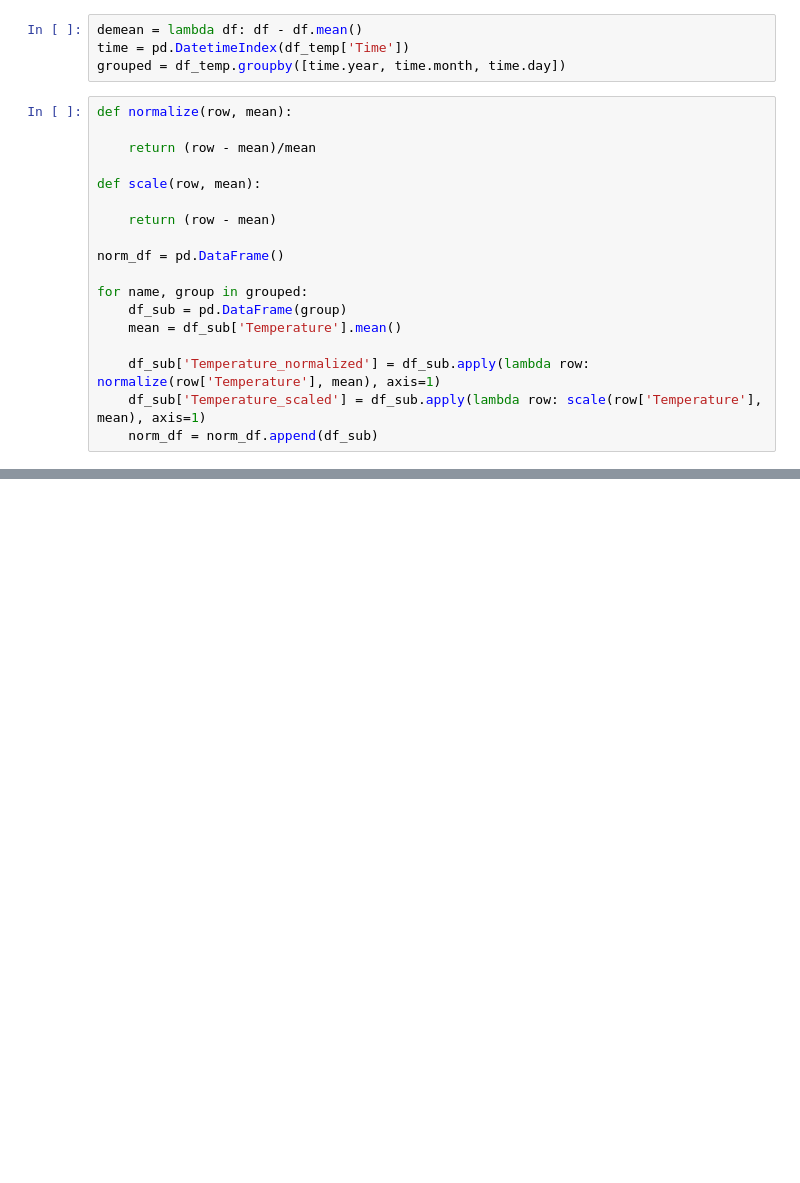
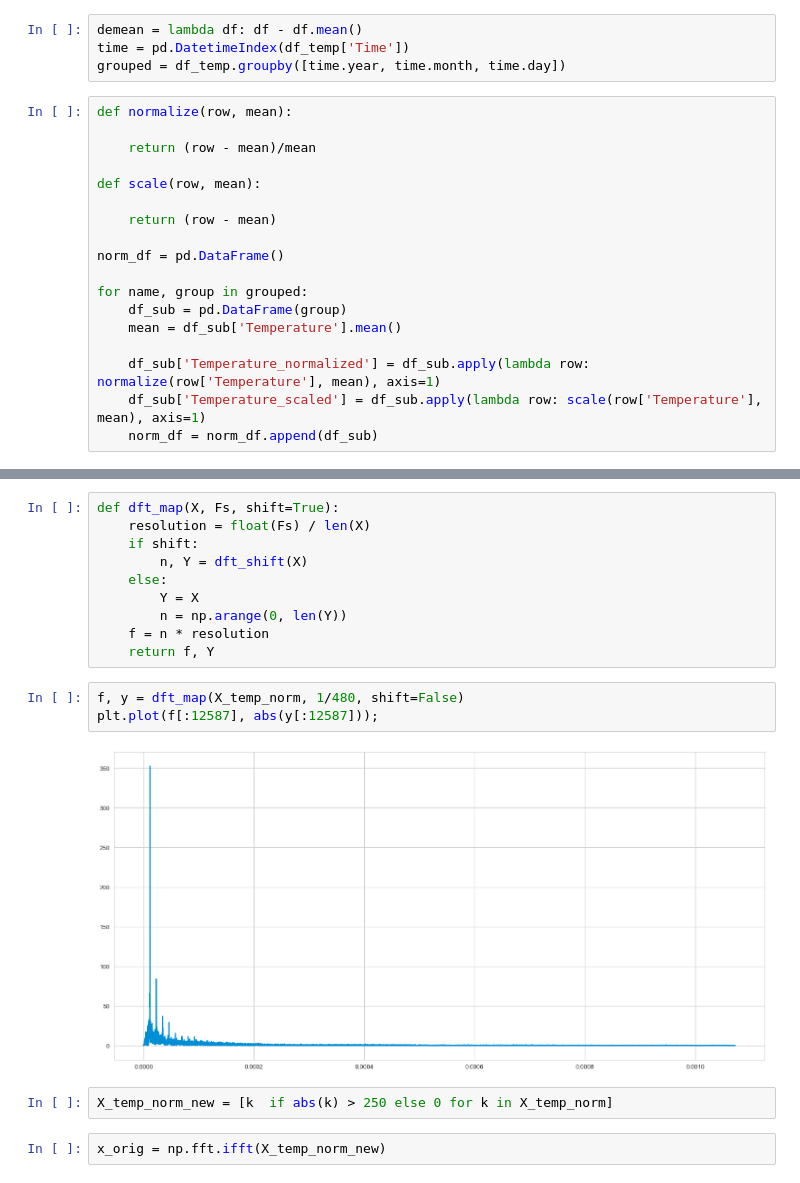
Before and after one commit to palindrome6/modelling_and_simulation, a Jupyter notebook: Signal_analysis.ipynb, the cells around one changed output, grey strips where cells are left out. Saved outputs shown, nothing was run; the diff lists cells and outputs as text; blank space fills up the shorter version.

Commit message:
calculated ifft

```diff
--- a/Signal_analysis.ipynb
+++ b/Signal_analysis.ipynb
@@ -60,0 +95,19 @@ freqs = np.fft.fftfreq(len(norm_df['Temperature_normalized'])) * (1/480)
+# %%
+def dft_map(X, Fs, shift=True):
+    resolution = float(Fs) / len(X)
+    if shift:
+        n, Y = dft_shift(X)
+    else:
+        Y = X
+        n = np.arange(0, len(Y))
+    f = n * resolution
+    return f, Y
+# %%
+f, y = dft_map(X_temp_norm, 1/480, shift=False)
+plt.plot(f[:12587], abs(y[:12587]));
+# %% [output]
+[figure, added]
+# %%
+X_temp_norm_new = [k  if abs(k) > 250 else 0 for k in X_temp_norm]
+# %%
+x_orig = np.fft.ifft(X_temp_norm_new)
```
Also changed, not shown: parts of 18 cells of this notebook.
